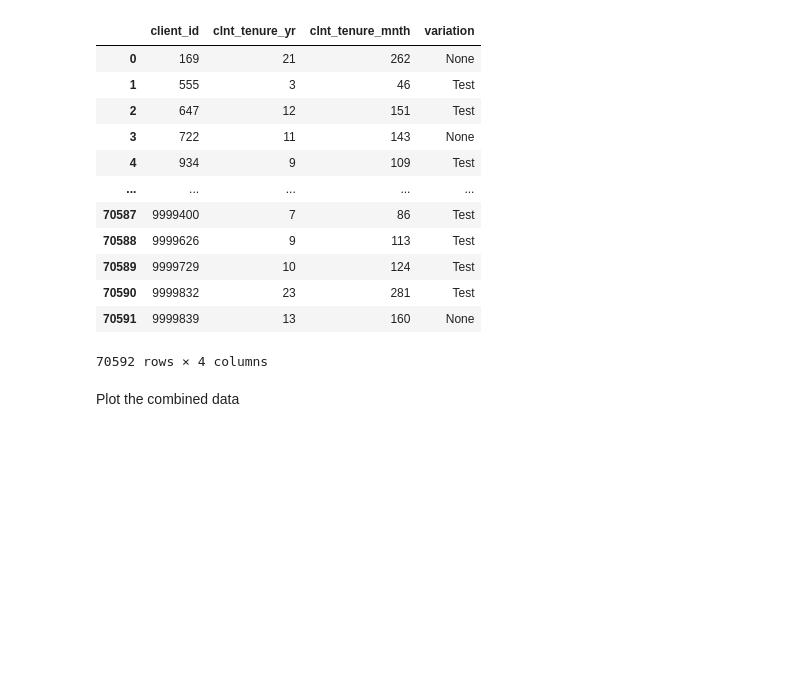
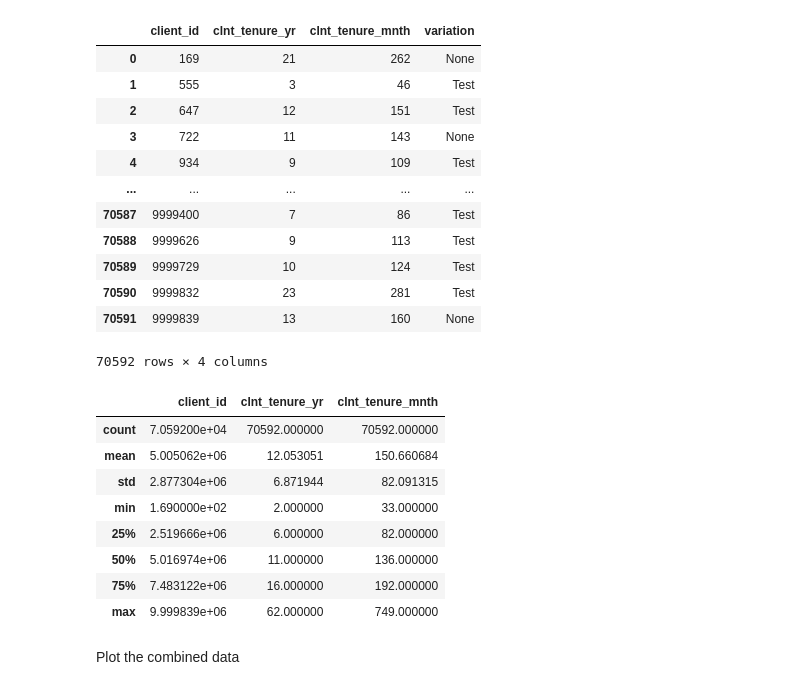
Before and after one commit to allera484/vanguard-ab-test, a Jupyter notebook: notebook/client_tenure.ipynb, the cells around one changed output. Saved outputs shown, nothing was run; the diff lists cells and outputs as text; code cells hidden in the pictures; blank space fills up the shorter version.

```diff
--- a/notebook/client_tenure.ipynb
+++ b/notebook/client_tenure.ipynb
@@ -92,6 +92,18 @@ combined_data
 | 70590 | 9999832 | 23 | 281 | Test |
 | 70591 | 9999839 | 13 | 160 | None |
 70592 rows × 4 columns
+# %%
+combined_data.describe()
+# %% [output]
+|  | client_id | clnt_tenure_yr | clnt_tenure_mnth |
+| count | 7.059200e+04 | 70592.000000 | 70592.000000 |
+| mean | 5.005062e+06 | 12.053051 | 150.660684 |
+| std | 2.877304e+06 | 6.871944 | 82.091315 |
+| min | 1.690000e+02 | 2.000000 | 33.000000 |
+| 25% | 2.519666e+06 | 6.000000 | 82.000000 |
+| 50% | 5.016974e+06 | 11.000000 | 136.000000 |
+| 75% | 7.483122e+06 | 16.000000 | 192.000000 |
+| max | 9.999839e+06 | 62.000000 | 749.000000 |
 # %% [markdown]
 Plot the combined data
 # %%
```
Also changed, not shown: parts of 5 cells of this notebook, 3 other files.
